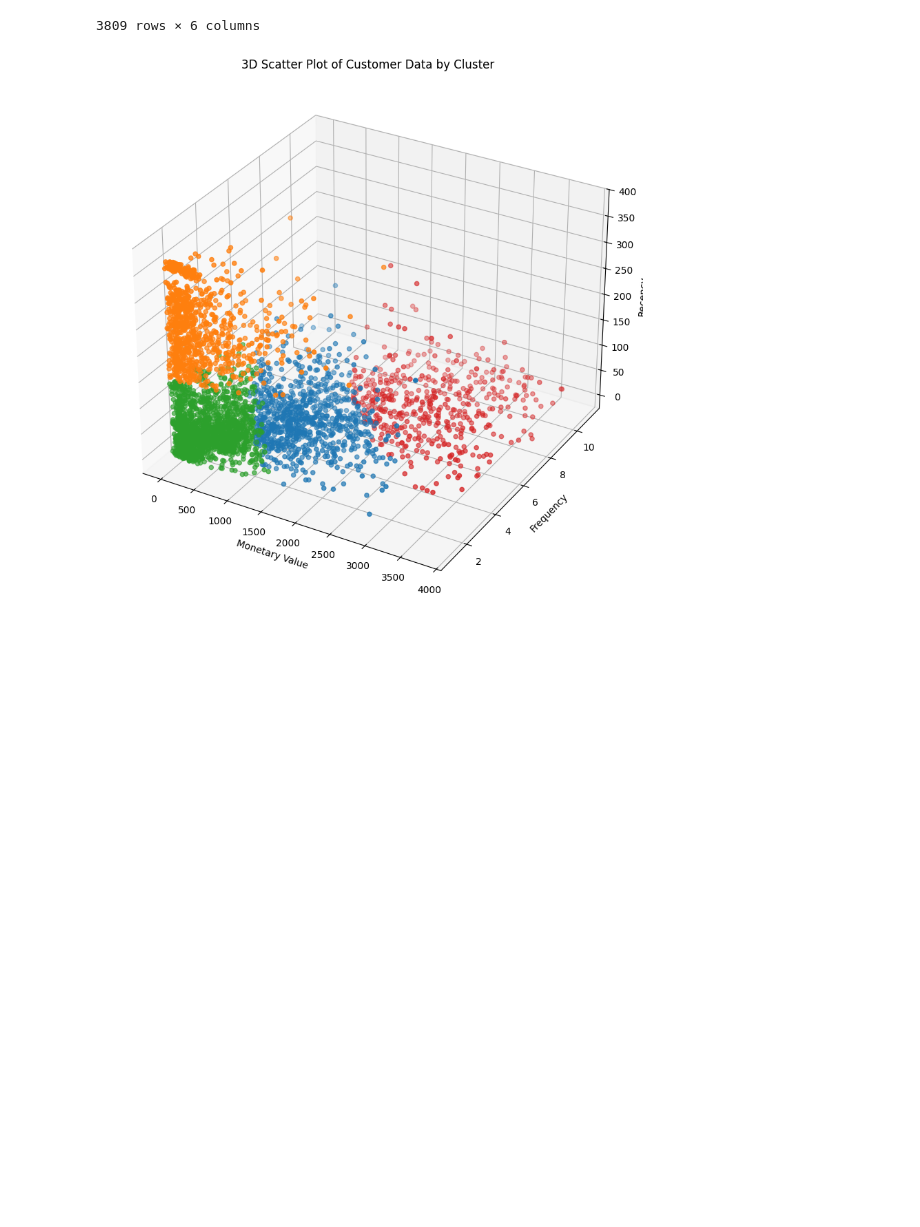
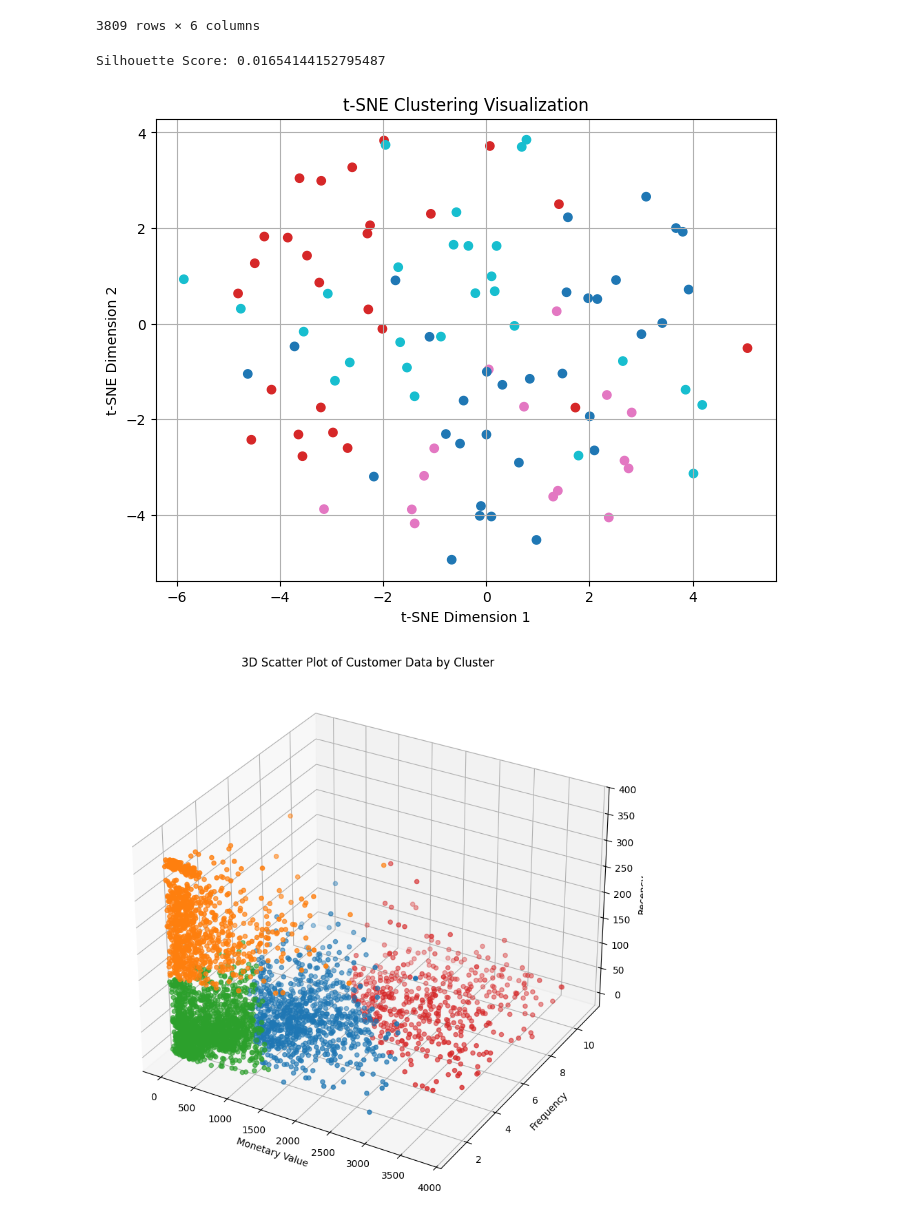
Before and after one commit to rsazidur/Unsupervised_learning_on_online_retail, a Jupyter notebook: Unsupervised_learning_on_online_retail.ipynb, the cells around one changed output. Saved outputs shown, nothing was run; the diff lists cells and outputs as text; code cells hidden in the pictures; blank space fills up the shorter version.

Commit message:
t-SNE Clustering Visualization

```diff
--- a/Unsupervised_learning_on_online_retail.ipynb
+++ b/Unsupervised_learning_on_online_retail.ipynb
@@ -579,6 +580,28 @@ See the caveats in the documentation: https://pandas.pydata.org/pandas-docs/stab
 | 4283 | 18286.00 | 1246.43 | 2 | 2010-08-20 11:57:00 | 111 | 0 |
 | 4284 | 18287.00 | 2295.71 | 4 | 2010-11-22 11:51:00 | 17 | 0 |
 3809 rows × 6 columns
+# %%
+np.random.seed(42)
+X = np.random.rand(100, 64)
+
+kmeans = KMeans(n_clusters=4, random_state=42)
+labels = kmeans.fit_predict(X)
+
+print("Silhouette Score:", silhouette_score(X, labels))
+
+tsne = TSNE(n_components=2, random_state=42)
+X_2d = tsne.fit_transform(X)
+
+plt.figure(figsize=(8, 6))
+plt.scatter(X_2d[:, 0], X_2d[:, 1], c=labels, cmap='tab10')
+plt.title("t-SNE Clustering Visualization")
+plt.xlabel("t-SNE Dimension 1")
+plt.ylabel("t-SNE Dimension 2")
+plt.grid(True)
+plt.show()
+# %% [output]
+Silhouette Score: 0.01654144152795487
+[figure, added]
 # %%
 cluster_colors = {0: '#1f77b4',  # Blue
                   1: '#ff7f0e',  # Orange
```
Also changed, not shown: parts of 1 cell of this notebook.
